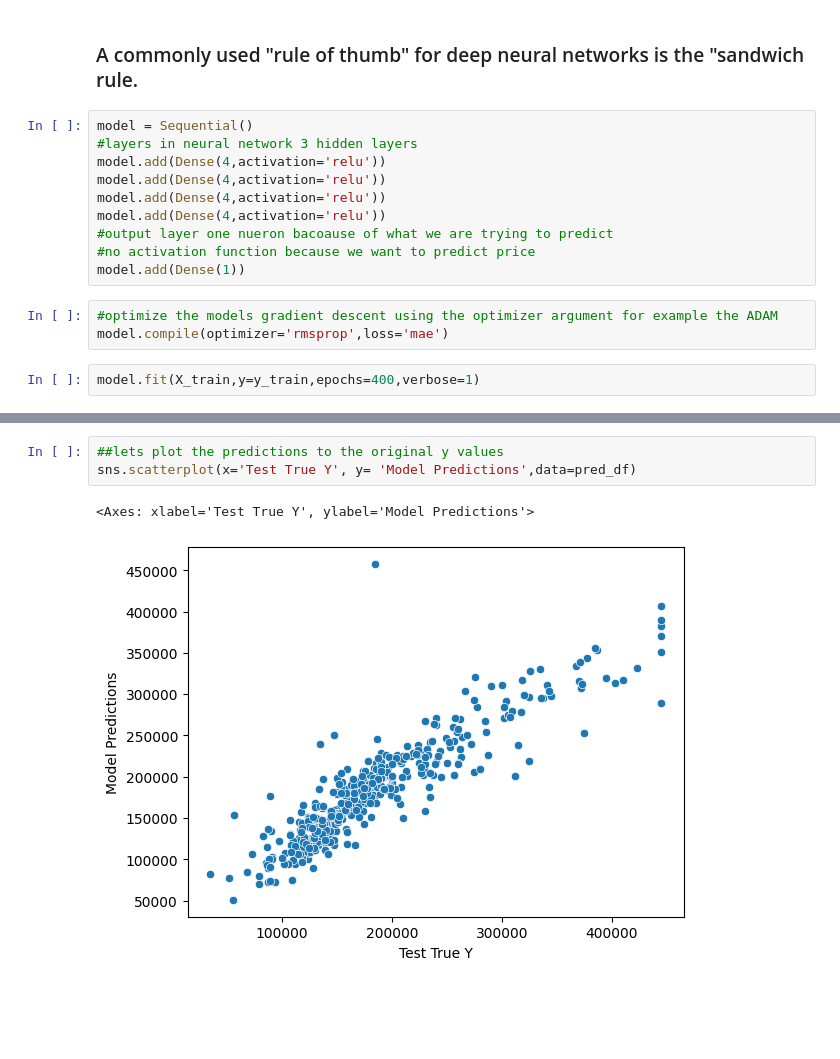
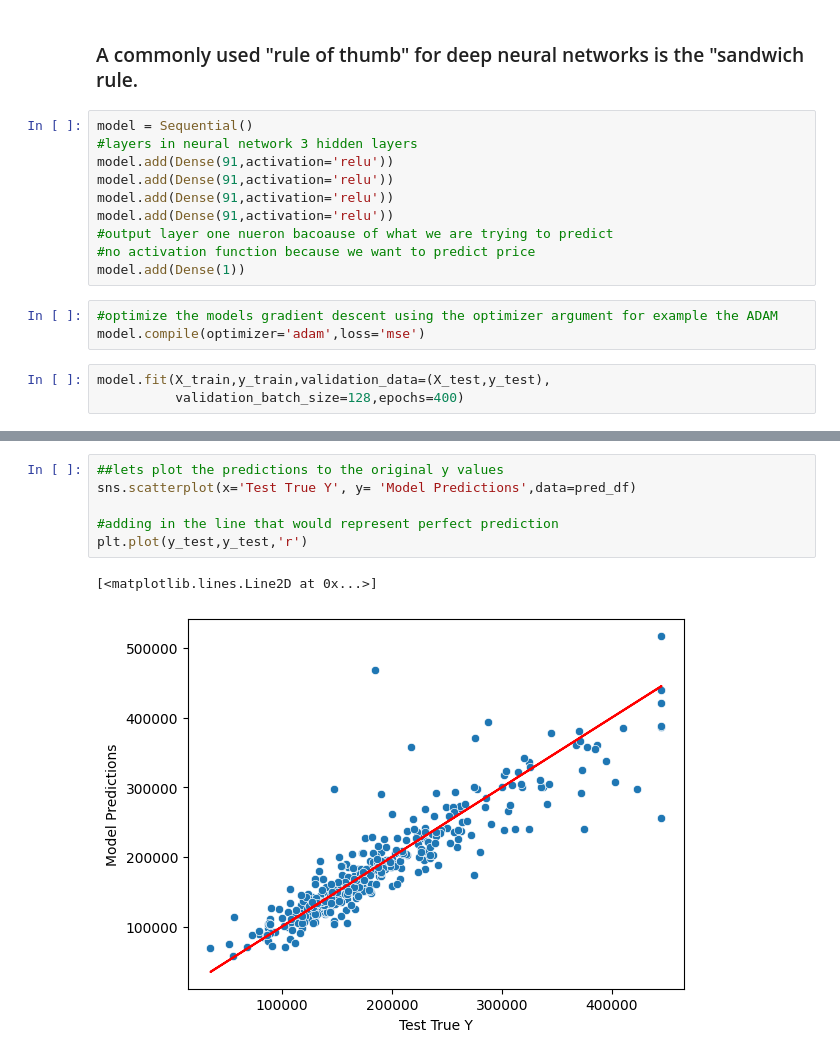
Before and after one commit to OBINNADINNEYA/OBI_PORTFOLIO, a Jupyter notebook: REAL ESTATE EDA AND PRICE PREDICTION.ipynb, the cells around one changed output, grey strips where cells are left out. Drawn from its saved outputs; the diff is of its cells as text; blank space fills up the shorter version.

```diff
--- a/REAL ESTATE EDA AND PRICE PREDICTION.ipynb
+++ b/REAL ESTATE EDA AND PRICE PREDICTION.ipynb
@@ -770,17 +774,18 @@ from tensorflow.keras.layers import Dense
 # %%
 model = Sequential()
 #layers in neural network 3 hidden layers
-model.add(Dense(4,activation='relu'))
-model.add(Dense(4,activation='relu'))
-model.add(Dense(4,activation='relu'))
-model.add(Dense(4,activation='relu'))
+model.add(Dense(91,activation='relu'))
+model.add(Dense(91,activation='relu'))
+model.add(Dense(91,activation='relu'))
+model.add(Dense(91,activation='relu'))
 #output layer one nueron bacoause of what we are trying to predict
 #no activation function because we want to predict price
 model.add(Dense(1))
 # %%
 #optimize the models gradient descent using the optimizer argument for example the ADAM
-model.compile(optimizer='rmsprop',loss='mae')
+model.compile(optimizer='adam',loss='mse')
 # %%
-model.fit(X_train,y=y_train,epochs=400,verbose=1)
+model.fit(X_train,y_train,validation_data=(X_test,y_test),
+          validation_batch_size=128,epochs=400)
 # %% [output]
 Epoch 1/400
@@ -868,8 +862,11 @@ pred_df.head(10)
 # %%
 ##lets plot the predictions to the original y values
 sns.scatterplot(x='Test True Y', y= 'Model Predictions',data=pred_df)
+
+#adding in the line that would represent perfect prediction
+plt.plot(y_test,y_test,'r')
 # %% [output]
-<Axes: xlabel='Test True Y', ylabel='Model Predictions'>
+[<matplotlib.lines.Line2D at 0x...>]
-[figure, old version]
+[figure, new version]
 # %%
 MAE = metrics.mean_absolute_error(y_test,test_predictions)
```
Also changed, not shown: parts of 26 cells of this notebook, 1 other file.
